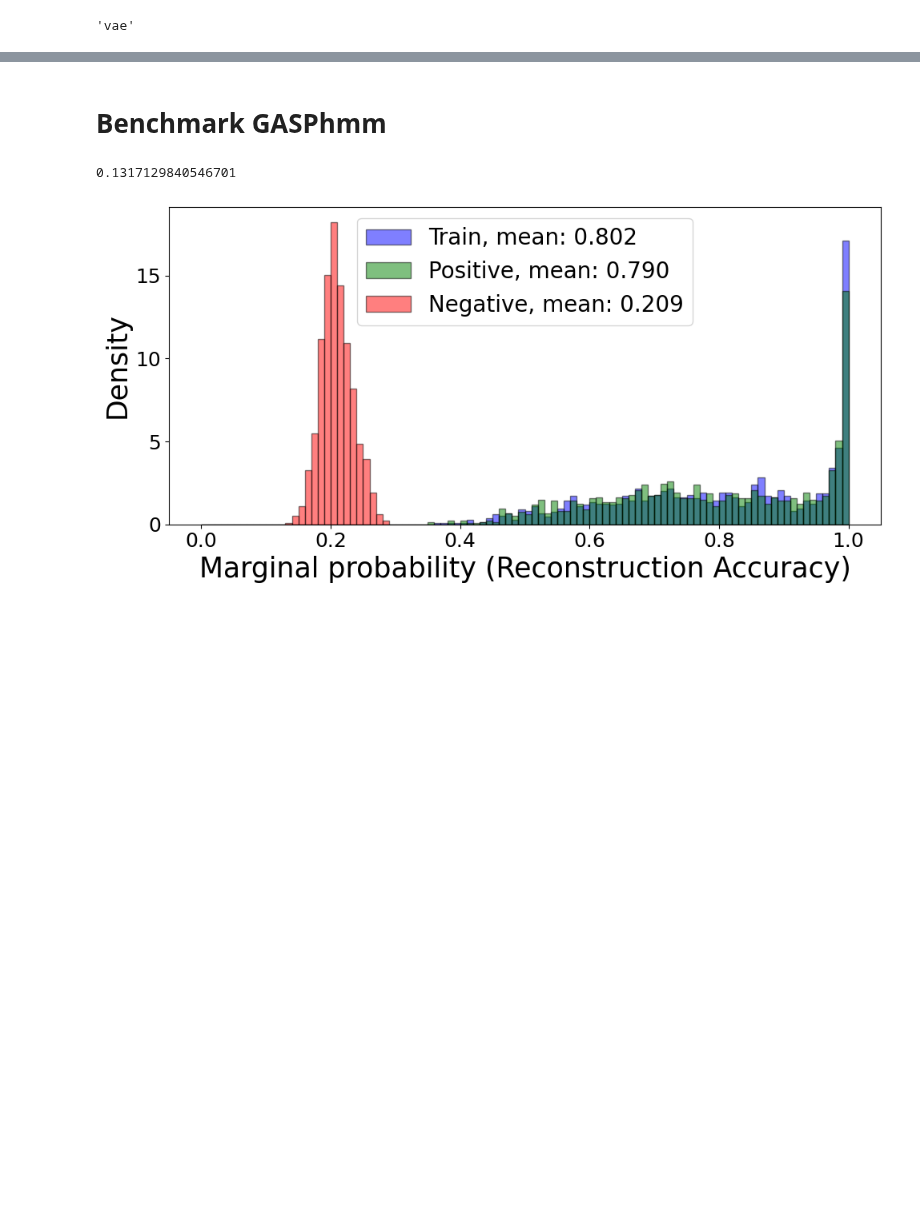
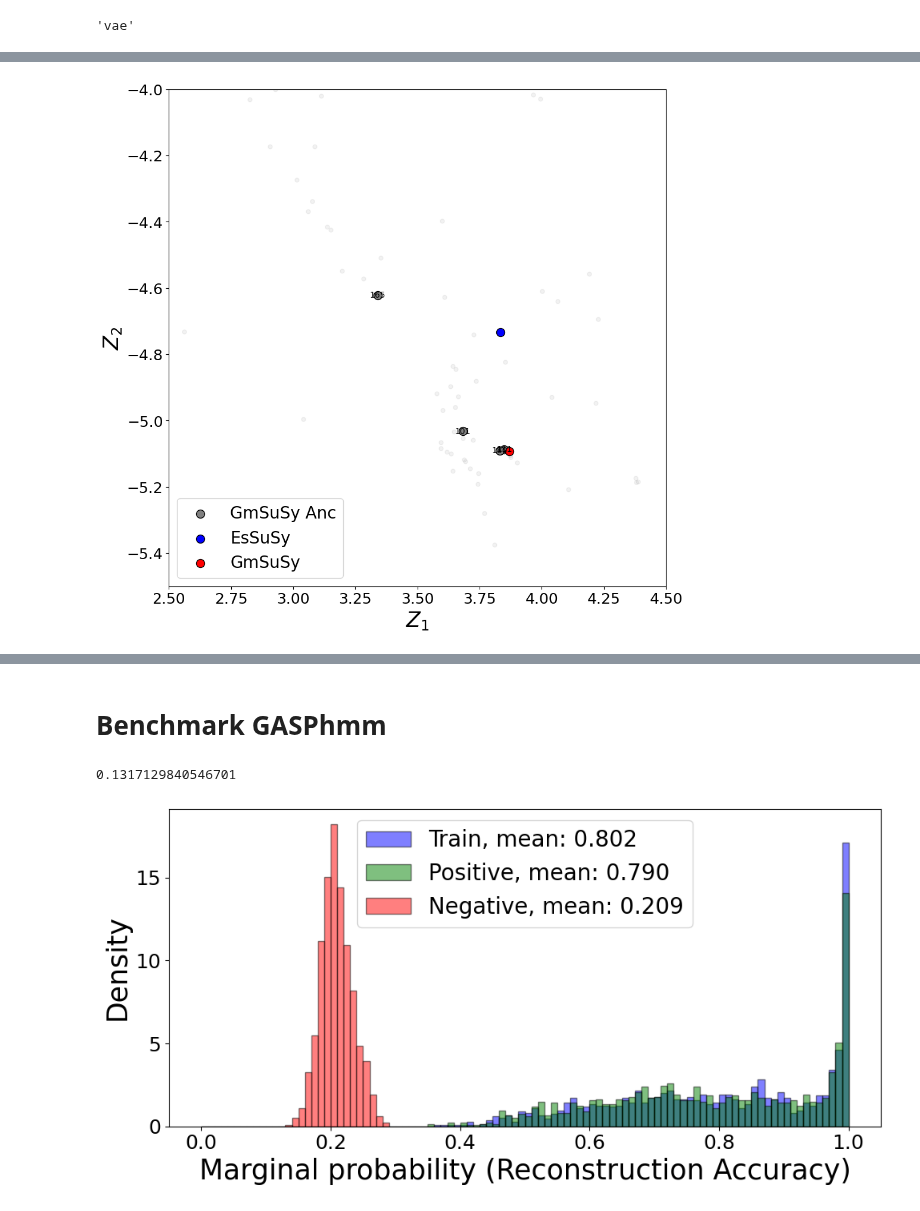
Before and after one commit to daha-la/VAE-enzymes, a Jupyter notebook: vae_notebooks/notebooks/GmSuSy_VAEvis.ipynb, the cells around one changed output, grey strips where cells are left out. Drawn from its saved outputs; the diff is of its cells as text; code cells hidden in the pictures; blank space fills up the shorter version.

```diff
--- a/vae_notebooks/notebooks/GmSuSy_VAEvis.ipynb
+++ b/vae_notebooks/notebooks/GmSuSy_VAEvis.ipynb
@@ -168,3 +274,44 @@ fig_lat.savefig(os.path.join(run.results, f"latent_space.png"))
+# %%
+# Projection to the latent space
+# Show your queries
+run.weights = f'{run.result}/model/vae_fold_0.model'
+latent_space = LatentSpace(run)
+msa_embeddings = latent_space.msa_embeddings["mus"]
+
+
+query_coords = latent_space.key_to_embedding(run.fixed_sequences)
+
+
+fig_lat, ax = plt.subplots(1, 1,figsize=(10,10))
+
+ax.plot(msa_embeddings[:, 0], msa_embeddings[:, 1], '.', alpha=0.1, markersize=10, color='grey',zorder=0)
+for i, ID in enumerate(list(AllSuSys.keys())):
+    if ID == 'EsSuSy':
+        ax.scatter(mu_alt[i, 0], mu_alt[i, 1], marker='o', s=100, color='blue', label='EsSuSy',zorder=1,edgecolors='black')
+    else:
+        number = ID.split('_')[-1]
+        ax.annotate(number, (mu_alt[i, 0], mu_alt[i, 1]), fontsize=10, color='black', ha='center', va='center')
+        if i == 0:
+            ax.scatter(mu_alt[i, 0], mu_alt[i, 1], marker='o', s=100, color='grey', label='GmSuSy Anc',zorder=1,edgecolors='black')
+        else:
+            ax.scatter(mu_alt[i, 0], mu_alt[i, 1], marker='o', s=100, color='grey', zorder=1,edgecolors='black')
+#ax.scatter(mu_biomatter[:, 0], mu_biomatter[:, 1], marker='o', s=100, color='green', label='BioMatterSeq',zorder=1,edgecolors='black')
+ax.scatter(query_coords[0], query_coords[1], marker='o', s=100, color='red', label='GmSuSy',zorder=1,edgecolors='black')
+
+# Project
+ax.legend(loc='lower left', fontsize=20)
+ax.tick_params(labelsize=18)
+ax.set_xlabel(r'$Z_1$', fontsize=25)
+ax.set_ylabel(r'$Z_2$', fontsize=25)
+ax.set_box_aspect(1)
+
+ax.set_xlim(2.5,4.5)
+ax.set_ylim(-5.5,-4)
+
+plt.tight_layout()
+fig_lat.savefig(os.path.join(run.results, f"latent_space_Es&Anc_Zoom.png"))
+# %% [output]
+[figure, added]
 # %%
 %cd /Users/dahala/GitHub/VAE-enzymes/vae_notebooks
 from matplotlib import pyplot as plt
```
Also changed, not shown: parts of 21 cells of this notebook, 20 other files.
